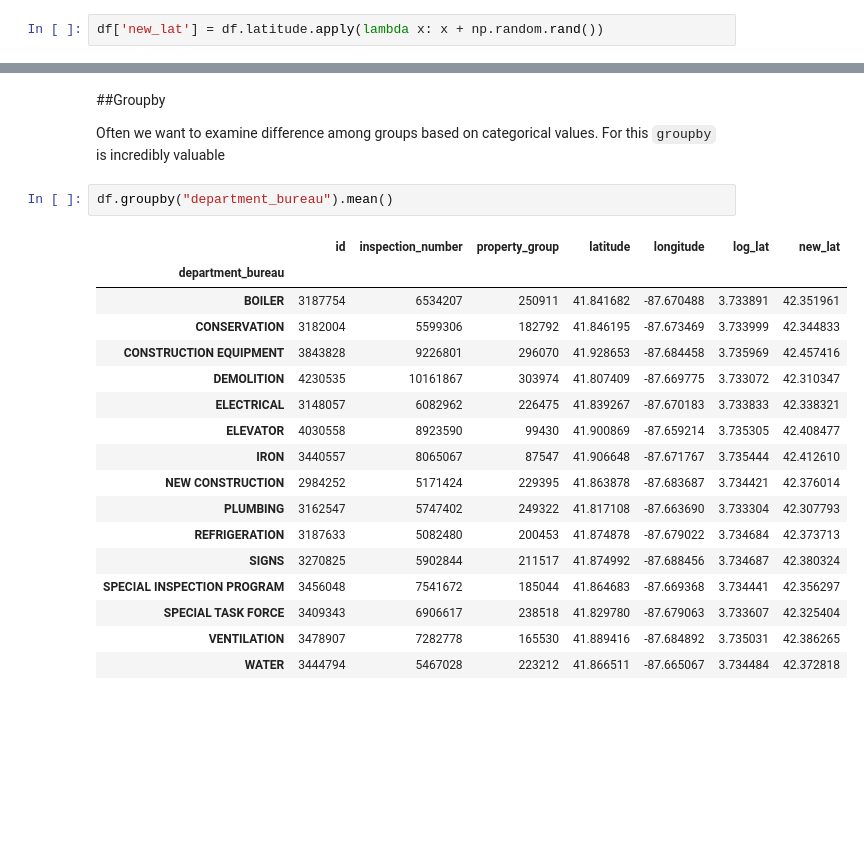
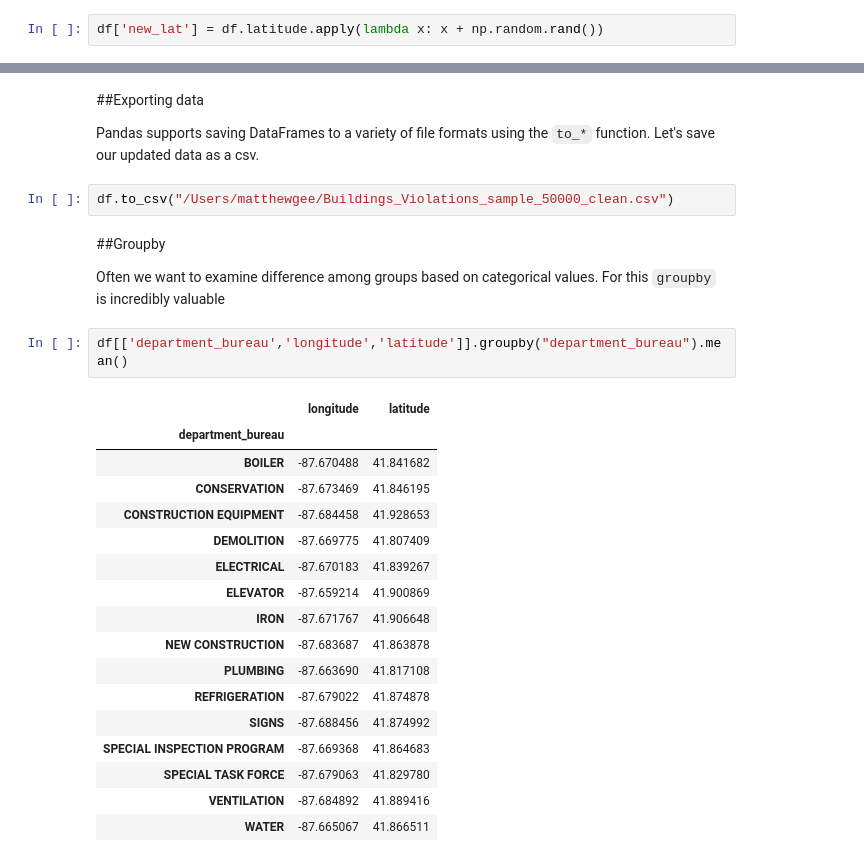
Before and after one commit to dssg/dssg-training-workshop-2015, a Jupyter notebook: notebooks/08a_Introduction_to_working_with_data_in_Python.ipynb, the cells around one changed output, grey strips where cells are left out. Saved outputs shown, nothing was run; the diff lists cells and outputs as text; blank space fills up the shorter version.

```diff
--- a/notebooks/08a_Introduction_to_working_with_data_in_Python.ipynb
+++ b/notebooks/08a_Introduction_to_working_with_data_in_Python.ipynb
@@ -296,24 +361,30 @@ df[['latitude','new_lat','log_lat']].head()
+# %% [markdown]
+##Exporting data
+
+Pandas supports saving DataFrames to a variety of file formats using the `to_*` function. Let's save our updated data as a csv.
+# %%
+df.to_csv("/Users/matthewgee/Buildings_Violations_sample_50000_clean.csv")
 # %% [markdown]
 ##Groupby
 
 Often we want to examine difference among groups based on categorical values. For this `groupby` is incredibly valuable
 # %%
-df.groupby("department_bureau").mean()
+df[['department_bureau','longitude','latitude']].groupby("department_bureau").mean()
 # %% [output]
-|  | id | inspection_number | property_group | latitude | longitude | log_lat | new_lat |
-| department_bureau |  |  |  |  |  |  |  |
-| BOILER | 3187754 | 6534207 | 250911 | 41.841682 | -87.670488 | 3.733891 | 42.351961 |
-| CONSERVATION | 3182004 | 5599306 | 182792 | 41.846195 | -87.673469 | 3.733999 | 42.344833 |
-| CONSTRUCTION EQUIPMENT | 3843828 | 9226801 | 296070 | 41.928653 | -87.684458 | 3.735969 | 42.457416 |
-| DEMOLITION | 4230535 | 10161867 | 303974 | 41.807409 | -87.669775 | 3.733072 | 42.310347 |
-| ELECTRICAL | 3148057 | 6082962 | 226475 | 41.839267 | -87.670183 | 3.733833 | 42.338321 |
-| ELEVATOR | 4030558 | 8923590 | 99430 | 41.900869 | -87.659214 | 3.735305 | 42.408477 |
-| IRON | 3440557 | 8065067 | 87547 | 41.906648 | -87.671767 | 3.735444 | 42.412610 |
-| NEW CONSTRUCTION | 2984252 | 5171424 | 229395 | 41.863878 | -87.683687 | 3.734421 | 42.376014 |
-| PLUMBING | 3162547 | 5747402 | 249322 | 41.817108 | -87.663690 | 3.733304 | 42.307793 |
-| REFRIGERATION | 3187633 | 5082480 | 200453 | 41.874878 | -87.679022 | 3.734684 | 42.373713 |
-| SIGNS | 3270825 | 5902844 | 211517 | 41.874992 | -87.688456 | 3.734687 | 42.380324 |
-| SPECIAL INSPECTION PROGRAM | 3456048 | 7541672 | 185044 | 41.864683 | -87.669368 | 3.734441 | 42.356297 |
-| SPECIAL TASK FORCE | 3409343 | 6906617 | 238518 | 41.829780 | -87.679063 | 3.733607 | 42.325404 |
-| VENTILATION | 3478907 | 7282778 | 165530 | 41.889416 | -87.684892 | 3.735031 | 42.386265 |
-| WATER | 3444794 | 5467028 | 223212 | 41.866511 | -87.665067 | 3.734484 | 42.372818 |
+|  | longitude | latitude |
+| department_bureau |  |  |
+| BOILER | -87.670488 | 41.841682 |
+| CONSERVATION | -87.673469 | 41.846195 |
+| CONSTRUCTION EQUIPMENT | -87.684458 | 41.928653 |
+| DEMOLITION | -87.669775 | 41.807409 |
+| ELECTRICAL | -87.670183 | 41.839267 |
+| ELEVATOR | -87.659214 | 41.900869 |
+| IRON | -87.671767 | 41.906648 |
+| NEW CONSTRUCTION | -87.683687 | 41.863878 |
+| PLUMBING | -87.663690 | 41.817108 |
+| REFRIGERATION | -87.679022 | 41.874878 |
+| SIGNS | -87.688456 | 41.874992 |
+| SPECIAL INSPECTION PROGRAM | -87.669368 | 41.864683 |
+| SPECIAL TASK FORCE | -87.679063 | 41.829780 |
+| VENTILATION | -87.684892 | 41.889416 |
+| WATER | -87.665067 | 41.866511 |
```
Also changed, not shown: parts of 41 cells of this notebook.
